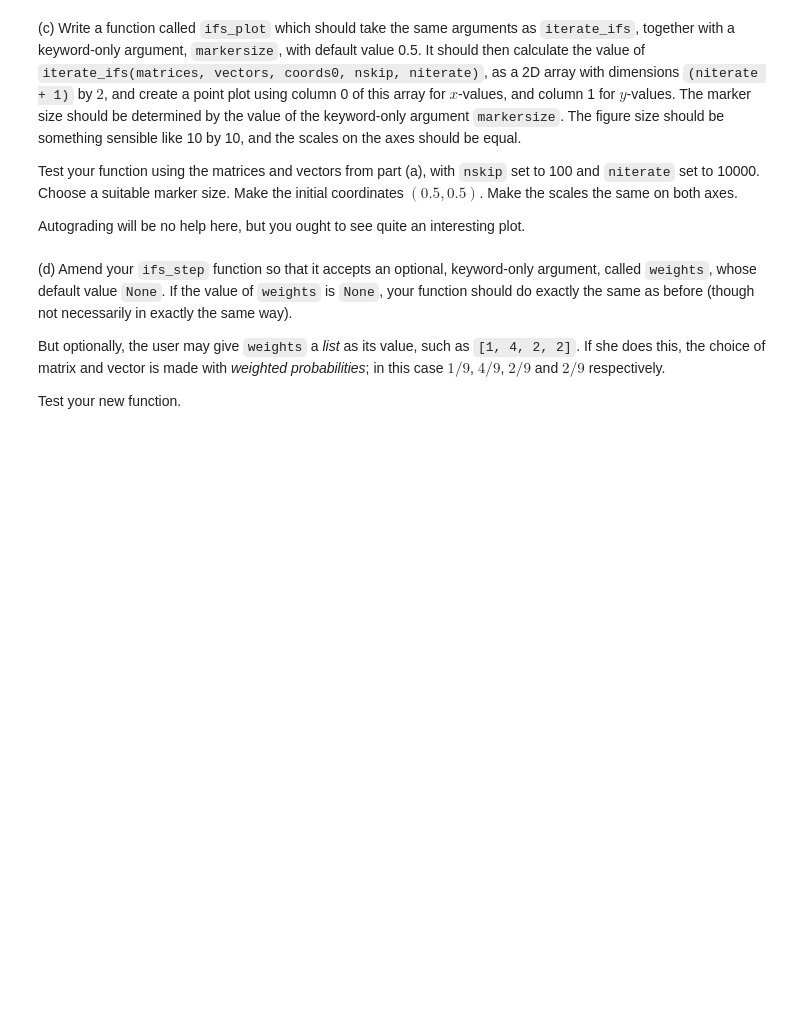
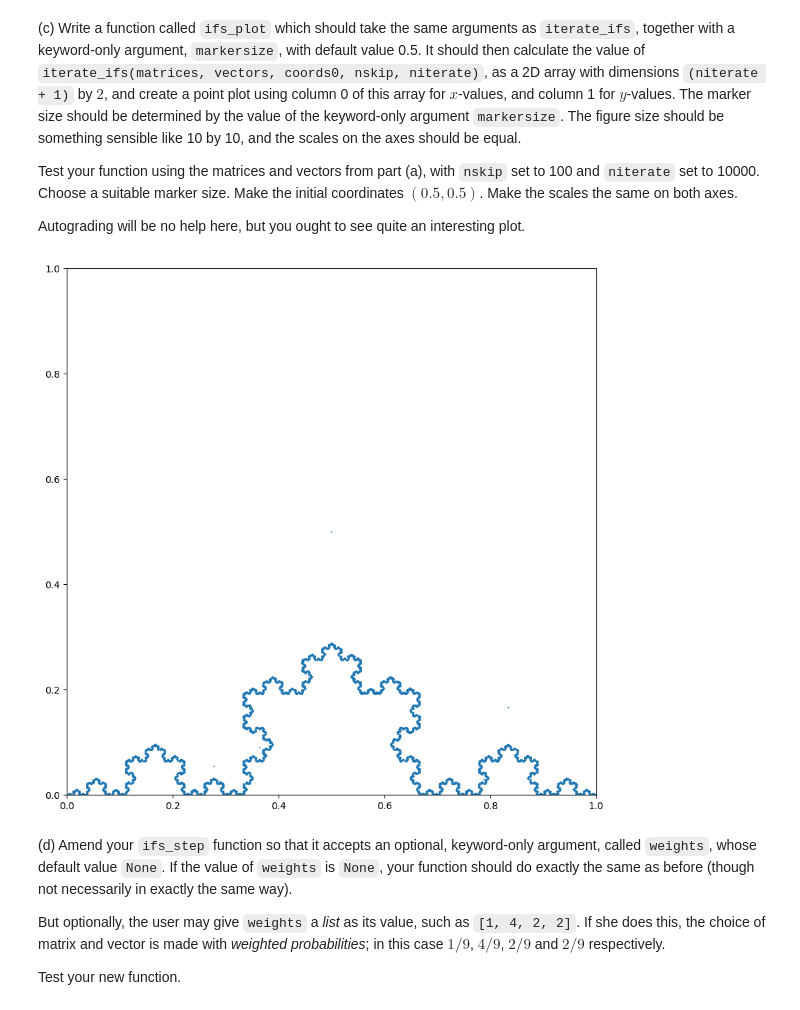
Before and after one commit to Imperial-MATH40006/math40006-2022-23-term2-week4-AridJazzBand, a Jupyter notebook: term2week4.ipynb, the cells around one changed output. Saved outputs shown, nothing was run; the diff lists cells and outputs as text; code cells hidden in the pictures; blank space fills up the shorter version.

```diff
--- a/term2week4.ipynb
+++ b/term2week4.ipynb
@@ -664,5 +664,9 @@ vec3 = np.array([2.0/3,0.0])
 vecs = np.array([vec0,vec1,vec2,vec3])
 # %%
 def ifs_step(matrices, vectors, coords):
-    # YOUR CODE HERE
-    raise NotImplementedError()
+    index = nrnd.randint(0, len(matrices))
+    mat = matrices[index,:,:]
+    vec = vectors[index,:]
+    return np.dot(mat, coords) + vec
+
+print(ifs_step(mats, vecs, np.array([0.5,0.5])))
@@ -683,5 +692,15 @@ question4a(_globals)
 </ul>
 # %%
 def iterate_ifs(matrices, vectors, coords0, nskip, niterate):
-    # YOUR CODE HERE
-    raise NotImplementedError()
+    coords = coords0
+    for _ in range(nskip):
+        coords = ifs_step(matrices, vectors, coords)
+    coords_array = np.array(coords)
+
+    for _ in range(niterate):
+        coords = ifs_step(matrices, vectors, coords)
+        coords_array = np.vstack([coords_array, coords])
+
+    return coords_array
+
+print(iterate_ifs(mats, vecs, np.array([0.5, 0.5]), 0, 4))
@@ -699,8 +727,19 @@ Test your function using the matrices and vectors from part (a), with `nskip` se
 Autograding will be no help here, but you ought to see quite an interesting plot.
 # %%
 def ifs_plot(matrices, vectors, coords0, nskip, niterate, *, markersize=0.5):
-    # YOUR CODE HERE
-    raise NotImplementedError()
+    iterthing = iterate_ifs(matrices, vectors, coords0, nskip, niterate)
+    xaxis = iterthing[:, 0]
+    yaxis = iterthing[:, 1]
+
+    fig, ax = plt.subplots()
+    fig.set_size_inches(10, 10)
+    ax.set(xlim=0, ylim=())
+    plt.plot(xaxis, yaxis, 'o', markersize=markersize)
+    plt.show()
+
+ifs_plot(mats, vecs, np.array([0.5, 0.5]), 0, 10000)
+# %% [output]
+[figure, added]
 # %% [markdown]
 (d) Amend your `ifs_step` function so that it accepts an optional, keyword-only argument, called `weights`, whose default value `None`. If the value of `weights` is `None`, your function should do exactly the same as before (though not necessarily in exactly the same way).
 
```
Also changed, not shown: parts of 23 cells of this notebook.
